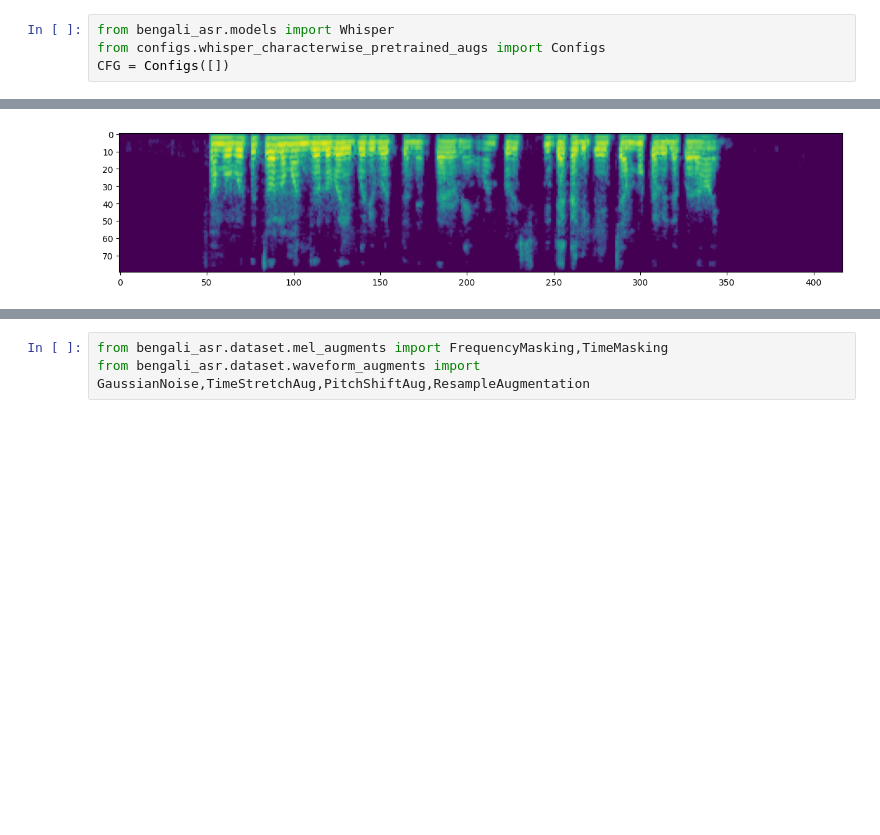
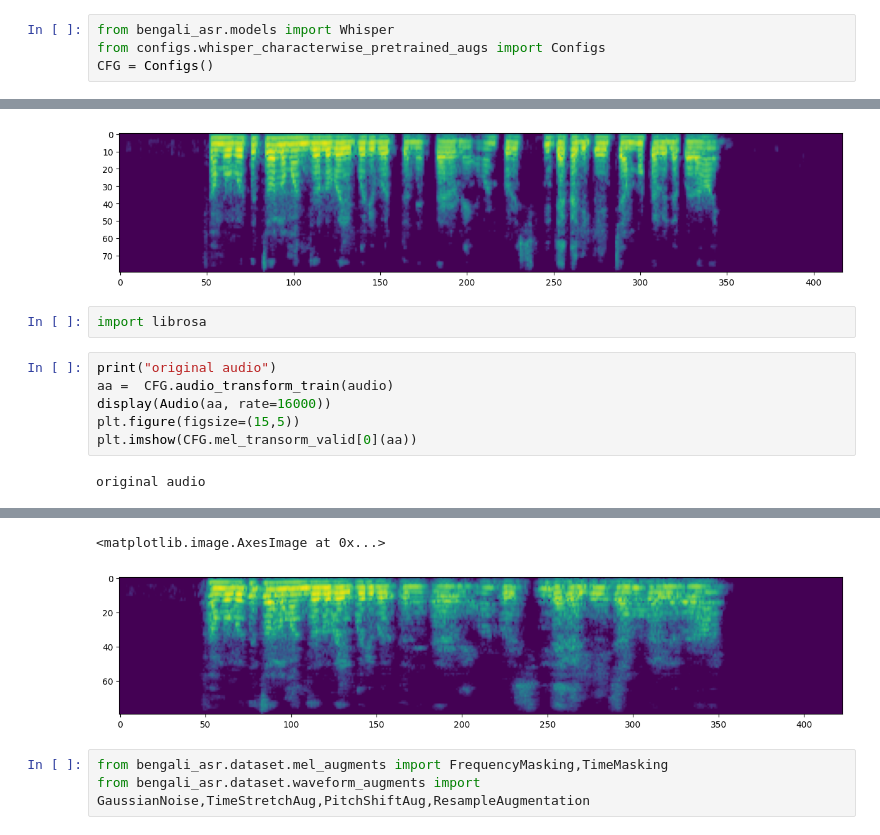
Before and after one commit to SamratThapa120/bengali-speech-recognition, a Jupyter notebook: notebooks/EDA_augmenta.ipynb, the cells around one changed output, grey strips where cells are left out. Cells and saved outputs as stored; diff of their text form; blank space fills up the shorter version.

Commit message:
augmentation training

```diff
--- a/notebooks/EDA_augmenta.ipynb
+++ b/notebooks/EDA_augmenta.ipynb
@@ -19,5 +23,5 @@ sys.path.append("../")
 # %%
 from bengali_asr.models import Whisper
 from configs.whisper_characterwise_pretrained_augs import Configs
-CFG = Configs([])
+CFG = Configs()
 # %% [output]
@@ -41,3 +45,13 @@ original audio
 [interactive output not drawn]
 <matplotlib.image.AxesImage at 0x...>
 [figure]
+# %%
+import librosa
+# %%
+print("original audio")
+aa =  CFG.audio_transform_train(audio)
+display(Audio(aa, rate=16000))
+plt.figure(figsize=(15,5))
+plt.imshow(CFG.mel_transorm_valid[0](aa))
+# %% [output]
+original audio
@@ -44,3 +59,5 @@ original audio
+<matplotlib.image.AxesImage at 0x...>
+[figure, added]
 # %%
 from bengali_asr.dataset.mel_augments import FrequencyMasking,TimeMasking
 from bengali_asr.dataset.waveform_augments import GaussianNoise,TimeStretchAug,PitchShiftAug,ResampleAugmentation
```
Also changed, not shown: parts of 3 cells of this notebook, 6 other files.
